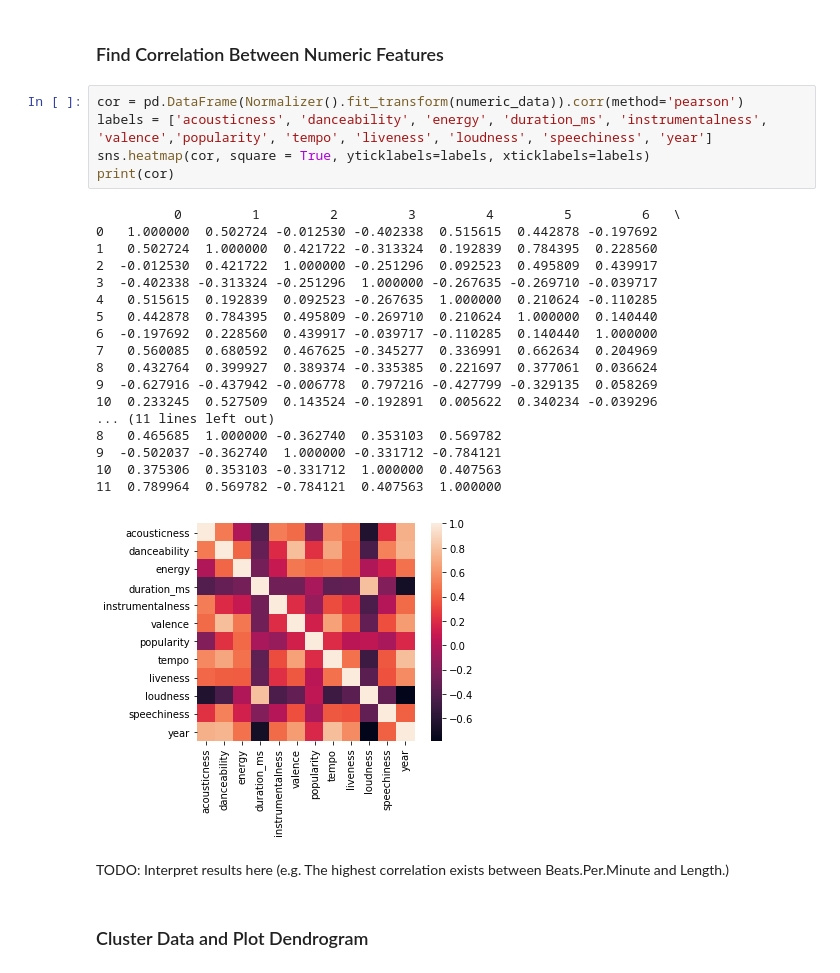
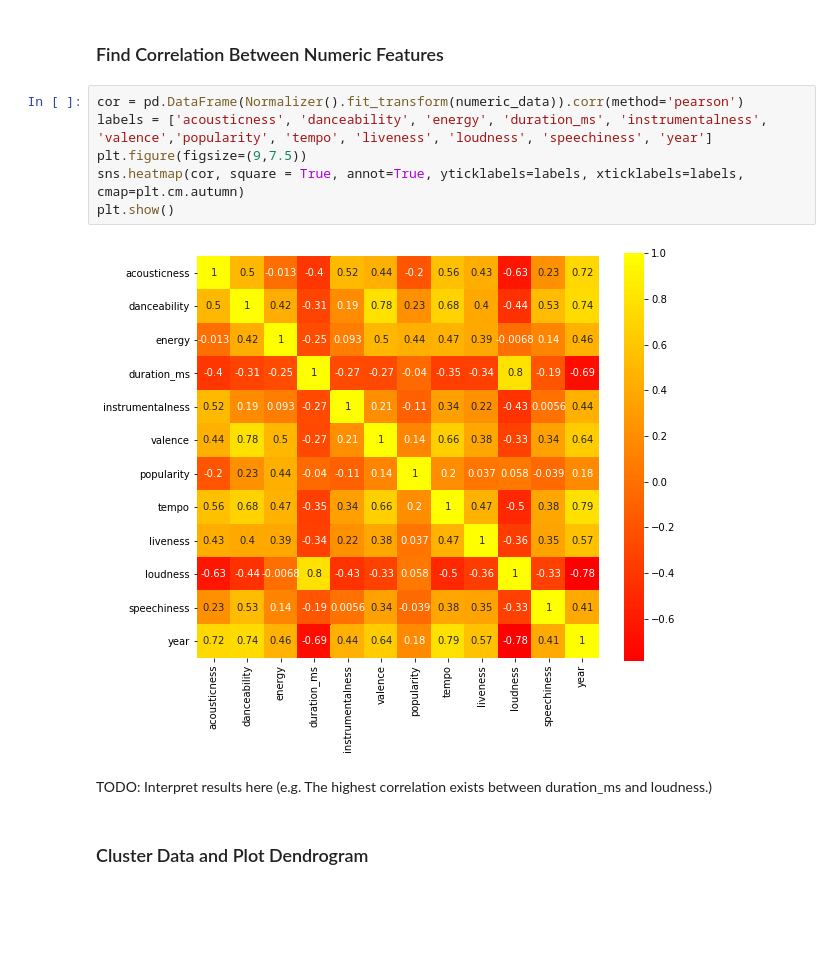
Before and after one commit to dbump3/CS4641SpotifyProject, a Jupyter notebook: clustering.ipynb, the cells around one changed output. Cells and saved outputs as stored; diff of their text form; blank space fills up the shorter version.

Commit message:
Beautified heatmap visualization

```diff
--- a/clustering.ipynb
+++ b/clustering.ipynb
@@ -41,29 +41,13 @@ print(numeric_data)
 # %%
 cor = pd.DataFrame(Normalizer().fit_transform(numeric_data)).corr(method='pearson')
 labels = ['acousticness', 'danceability', 'energy', 'duration_ms', 'instrumentalness', 'valence','popularity', 'tempo', 'liveness', 'loudness', 'speechiness', 'year']
-sns.heatmap(cor, square = True, yticklabels=labels, xticklabels=labels)
-print(cor)
+plt.figure(figsize=(9,7.5))
+sns.heatmap(cor, square = True, annot=True, yticklabels=labels, xticklabels=labels, cmap=plt.cm.autumn)
+plt.show()
 # %% [output]
-          0         1         2         3         4         5         6   \
-0   1.000000  0.502724 -0.012530 -0.402338  0.515615  0.442878 -0.197692
-1   0.502724  1.000000  0.421722 -0.313324  0.192839  0.784395  0.228560
-2  -0.012530  0.421722  1.000000 -0.251296  0.092523  0.495809  0.439917
-3  -0.402338 -0.313324 -0.251296  1.000000 -0.267635 -0.269710 -0.039717
-4   0.515615  0.192839  0.092523 -0.267635  1.000000  0.210624 -0.110285
-5   0.442878  0.784395  0.495809 -0.269710  0.210624  1.000000  0.140440
-6  -0.197692  0.228560  0.439917 -0.039717 -0.110285  0.140440  1.000000
-7   0.560085  0.680592  0.467625 -0.345277  0.336991  0.662634  0.204969
-8   0.432764  0.399927  0.389374 -0.335385  0.221697  0.377061  0.036624
-9  -0.627916 -0.437942 -0.006778  0.797216 -0.427799 -0.329135  0.058269
-10  0.233245  0.527509  0.143524 -0.192891  0.005622  0.340234 -0.039296
-... (11 lines left out)
-8   0.465685  1.000000 -0.362740  0.353103  0.569782
-9  -0.502037 -0.362740  1.000000 -0.331712 -0.784121
-10  0.375306  0.353103 -0.331712  1.000000  0.407563
-11  0.789964  0.569782 -0.784121  0.407563  1.000000
-[figure, old version]
+[figure, new version]
 # %% [markdown]
-TODO: Interpret results here (e.g. The highest correlation exists between Beats.Per.Minute and Length.)
+TODO: Interpret results here (e.g. The highest correlation exists between duration_ms and loudness.)
 # %% [markdown]
 ### Cluster Data and Plot Dendrogram
 # %%
```
